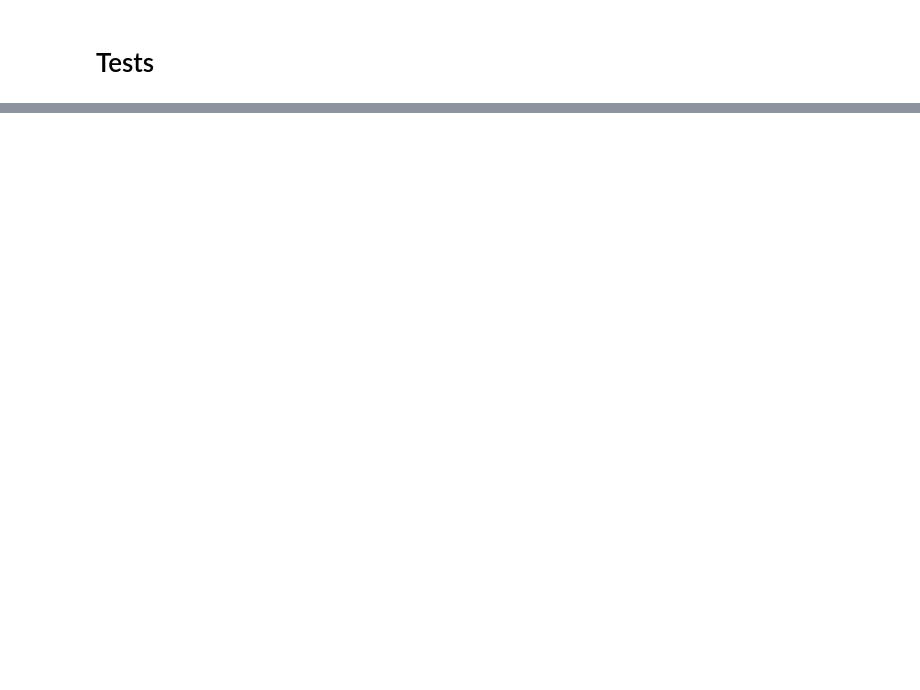
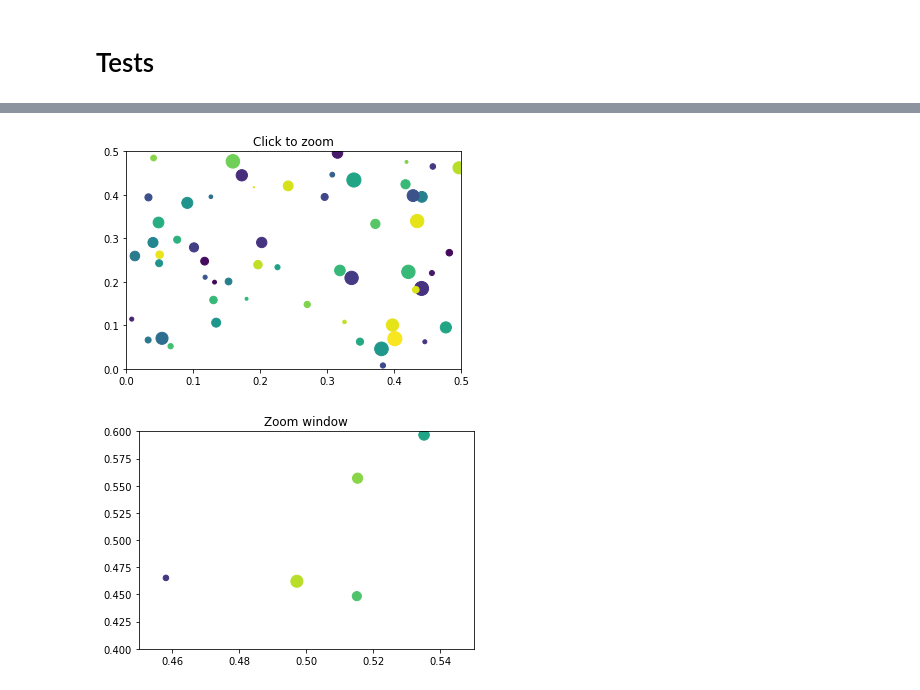
Before and after one commit to luckP/TABD_project, a Jupyter notebook: class/Dashboard2.ipynb, the cells around one changed output, grey strips where cells are left out. Cells and saved outputs as stored; diff of their text form; code cells hidden in the pictures; blank space fills up the shorter version.

```diff
--- a/class/Dashboard2.ipynb
+++ b/class/Dashboard2.ipynb
@@ -484,0 +1374,31 @@ occupancy
+# %%
+import matplotlib.pyplot as plt
+import numpy as np
+
+figsrc, axsrc = plt.subplots()
+figzoom, axzoom = plt.subplots()
+axsrc.set(xlim=(0, .5), ylim=(0, .5), autoscale_on=False,
+          title='Click to zoom')
+axzoom.set(xlim=(0.45, 0.55), ylim=(0.4, 0.6), autoscale_on=False,
+           title='Zoom window')
+
+x, y, s, c = np.random.rand(4, 200)
+s *= 200
+
+axsrc.scatter(x, y, s, c)
+axzoom.scatter(x, y, s, c)
+
+
+def onpress(event):
+    if event.button != 1:
+        return
+    x, y = event.xdata, event.ydata
+    axzoom.set_xlim(x - 0.1, x + 0.1)
+    axzoom.set_ylim(y - 0.1, y + 0.1)
+    figzoom.canvas.draw()
+
+figsrc.canvas.mpl_connect('button_press_event', onpress)
+plt.show()
+# %% [output]
+[figure, added]
+[figure, added]
```
Also changed, not shown: parts of 41 cells of this notebook, 4 other files.
